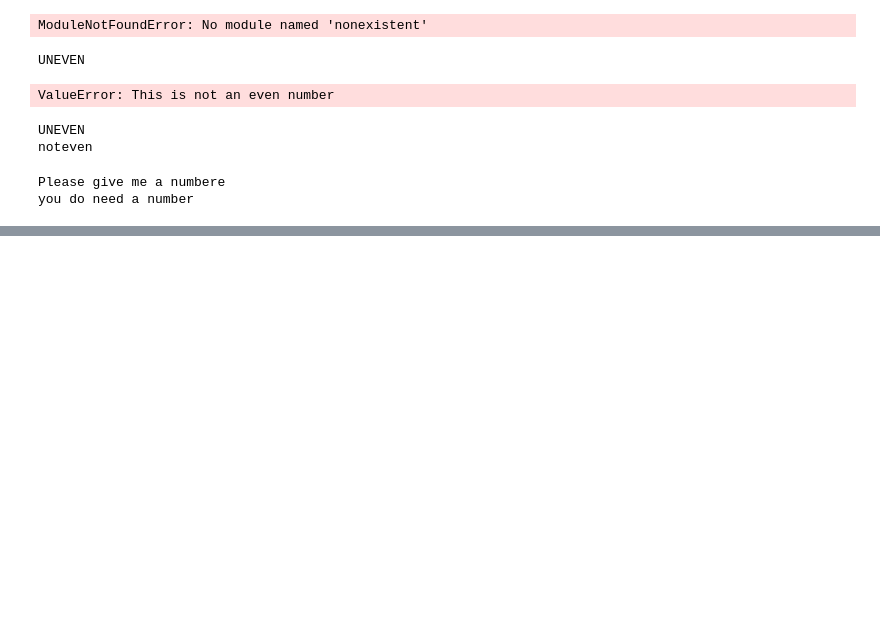
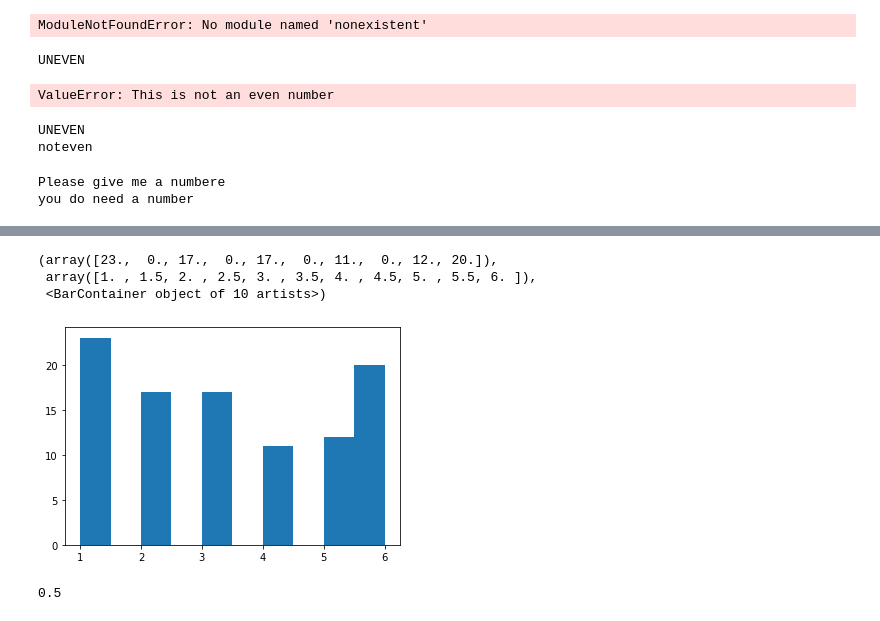
Before and after one commit to thomas-cares/data-pt-ber-08-20, a Jupyter notebook: practice/codealong.ipynb, the cells around one changed output, grey strips where cells are left out. Drawn from its saved outputs; the diff is of its cells as text; code cells hidden in the pictures; blank space fills up the shorter version.

```diff
--- a/practice/codealong.ipynb
+++ b/practice/codealong.ipynb
@@ -2342,0 +2413,4 @@ you do need a number
+# %%
+#WÜRFEL
+#we need value of lower end and value upper end
+uni=randint(1,7) #1-6 Würfell
@@ -2342,0 +2431,2 @@ you do need a number
+# %%
+x=uni.rvs(size=100) #sample ist 10. simuliert 100 Würfel würfe
@@ -2342,0 +2438,7 @@ you do need a number
+# %%
+plt.hist(x)
+# %% [output]
+(array([23.,  0., 17.,  0., 17.,  0., 11.,  0., 12., 20.]),
+ array([1. , 1.5, 2. , 2.5, 3. , 3.5, 4. , 4.5, 5. , 5.5, 6. ]),
+ <BarContainer object of 10 artists>)
+[figure, added]
@@ -2342,0 +2455,4 @@ you do need a number
+# %%
+bern.pmf(0) # Entering '0' returns probability of failure; Entering '1' will return probability of success
+# %% [output]
+0.5
```
Also changed, not shown: parts of 49 cells of this notebook, 16 other files.
